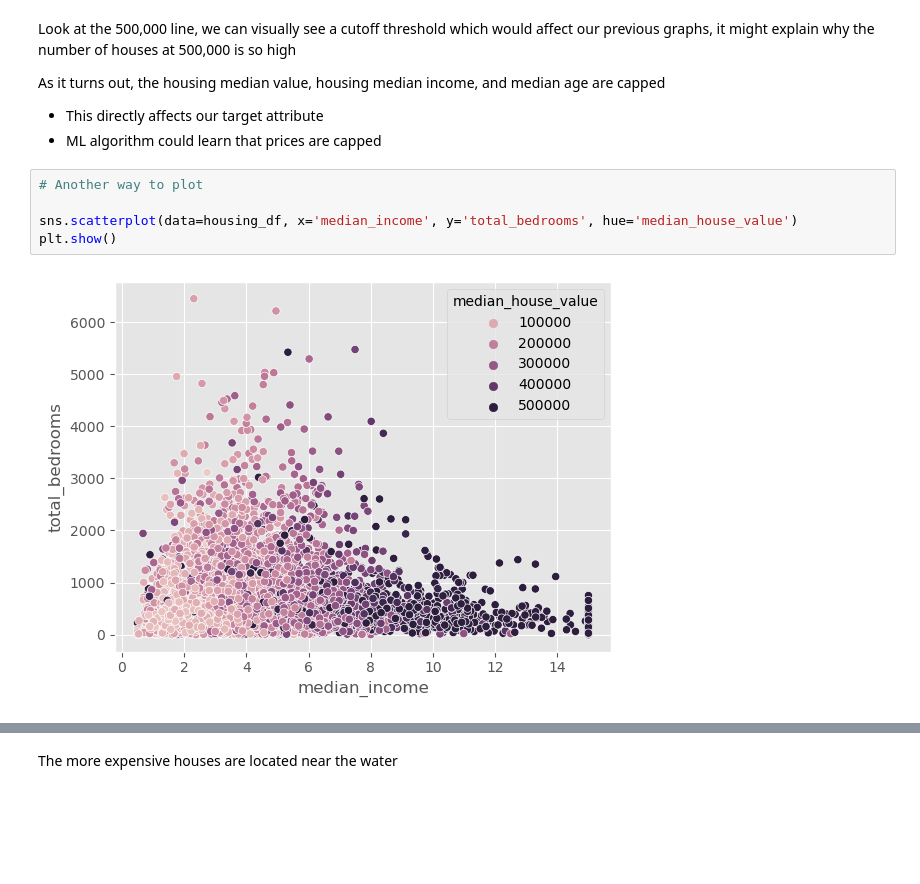
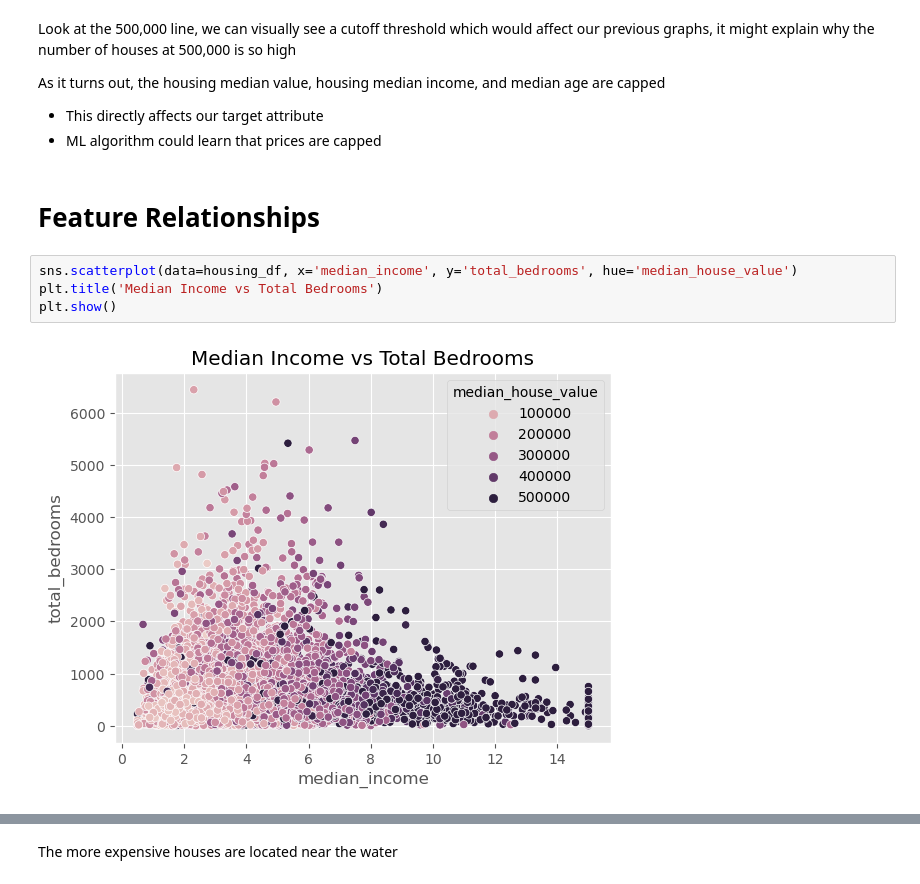
Before and after one commit to Crisheight/bloodCellClassificationEDA, a Jupyter notebook: rosaMLProject1.ipynb, the cells around one changed output, grey strips where cells are left out. Drawn from its saved outputs; the diff is of its cells as text; blank space fills up the shorter version.

```diff
--- a/rosaMLProject1.ipynb
+++ b/rosaMLProject1.ipynb
@@ -392,12 +392,13 @@ Look at the 500,000 line, we can visually see a cutoff threshold which would aff
 As it turns out, the housing median value, housing median income, and median age are capped
 - This directly affects our target attribute
 - ML algorithm could learn that prices are capped
+# %% [markdown]
+# Feature Relationships
 # %%
-# Another way to plot
-
 sns.scatterplot(data=housing_df, x='median_income', y='total_bedrooms', hue='median_house_value')
+plt.title('Median Income vs Total Bedrooms')
 plt.show()
 # %% [output]
-[figure, old version]
+[figure, new version]
 # %%
 sns.scatterplot(data=housing_df, x='longitude', y='latitude', hue='median_house_value')
```
Also changed, not shown: parts of 14 cells of this notebook.
